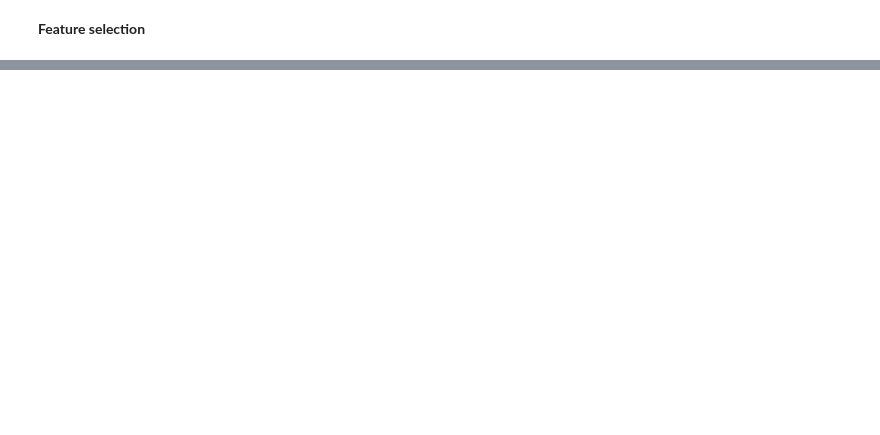
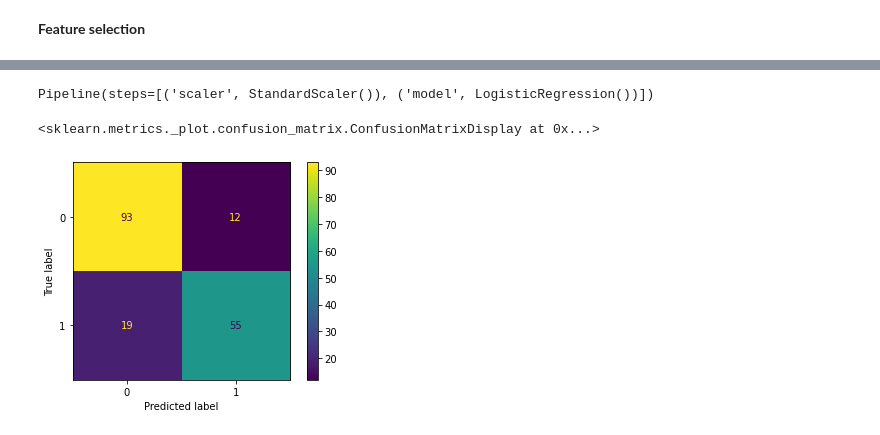
Before and after one commit to chang99729/py34sa3l2, a Jupyter notebook: Lecture 04/Logistic Regression.ipynb, the cells around one changed output, grey strips where cells are left out. Drawn from its saved outputs; the diff is of its cells as text; code cells hidden in the pictures; blank space fills up the shorter version.

```diff
--- a/Lecture 04/Logistic Regression.ipynb
+++ b/Lecture 04/Logistic Regression.ipynb
@@ -809,0 +893,4 @@ memory usage: 86.3 KB
+# %%
+model = LogisticRegression(max_iter=1000)
+rfe = RFE(model, n_features_to_select=5)
+rfe.fit(X_train,y_train)
@@ -809,0 +923,5 @@ memory usage: 86.3 KB
+# %%
+model = LogisticRegression(max_iter=1000)
+col = X_train.columns[rfe.support_].to_list()
+model.fit(X_train[col],y_train)
+y_pred2 = model.predict(X_test[col])
@@ -809,0 +942,12 @@ memory usage: 86.3 KB
+# %%
+pipe = Pipeline([('scaler',StandardScaler()),
+                ('model',LogisticRegression())])
+# %%
+pipe.fit(X_train,y_train)
+# %% [output]
+Pipeline(steps=[('scaler', StandardScaler()), ('model', LogisticRegression())])
+# %%
+plot_confusion_matrix(pipe, X_test, y_test)
+# %% [output]
+<sklearn.metrics._plot.confusion_matrix.ConfusionMatrixDisplay at 0x...>
+[figure, added]
```
Also changed, not shown: parts of 20 cells of this notebook, 1 other file.
